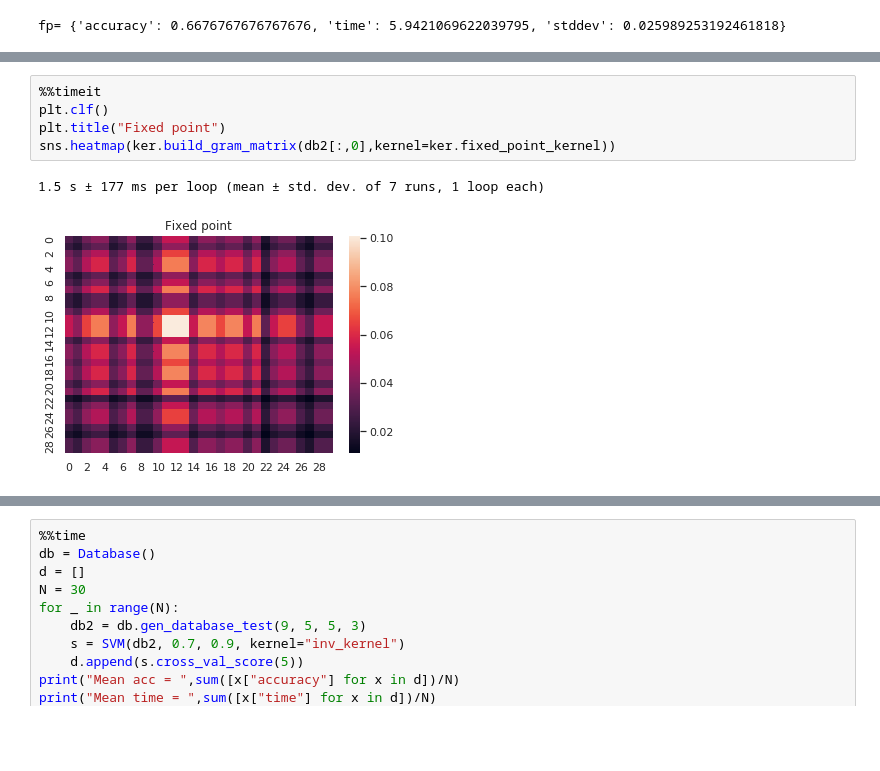
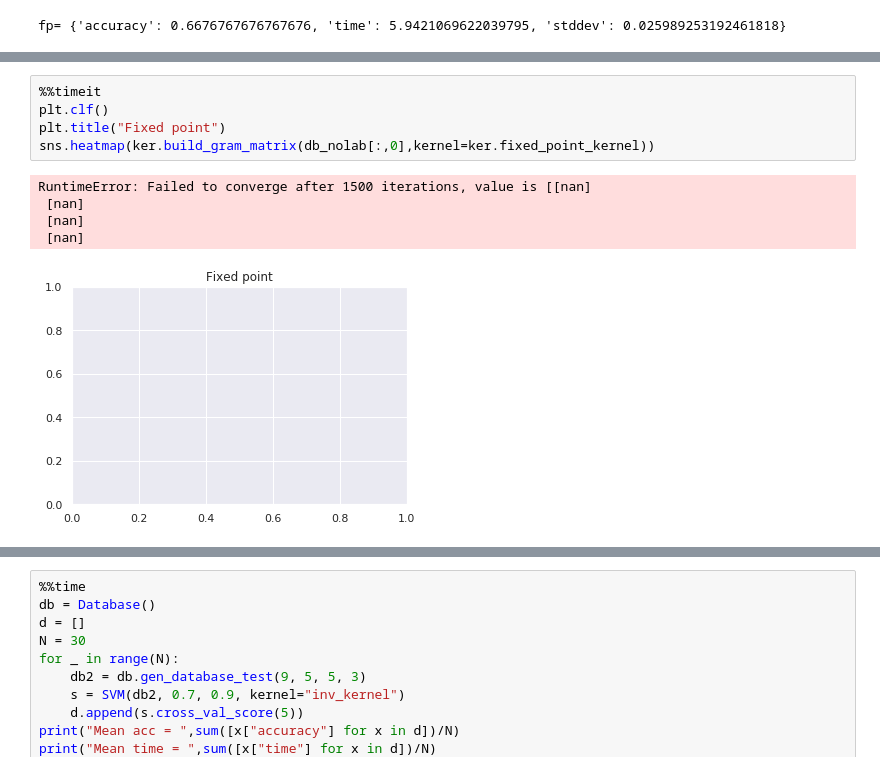
Before and after one commit to leoandeol/graph-kernels, a Jupyter notebook: tests.ipynb, the cells around one changed output, grey strips where cells are left out. Cells and saved outputs as stored; diff of their text form; blank space fills up the shorter version.

Commit message:
plotted a bunch of graphs

```diff
--- a/tests.ipynb
+++ b/tests.ipynb
@@ -72,11 +75,14 @@ sns.heatmap(ker.build_gram_matrix(db_nolab[:,0],kernel=ker.conj_grad_kernel))
 # %%
 %%timeit
 plt.clf()
 plt.title("Fixed point")
-sns.heatmap(ker.build_gram_matrix(db2[:,0],kernel=ker.fixed_point_kernel))
+sns.heatmap(ker.build_gram_matrix(db_nolab[:,0],kernel=ker.fixed_point_kernel))
 # %% [output]
-1.5 s ± 177 ms per loop (mean ± std. dev. of 7 runs, 1 loop each)
+RuntimeError: Failed to converge after 1500 iterations, value is [[nan]
+ [nan]
+ [nan]
+ [nan]
-[figure, old version]
+[figure, new version]
 # %%
 %%timeit
 plt.clf()
```
Also changed, not shown: parts of 11 cells of this notebook, 5 other files.
